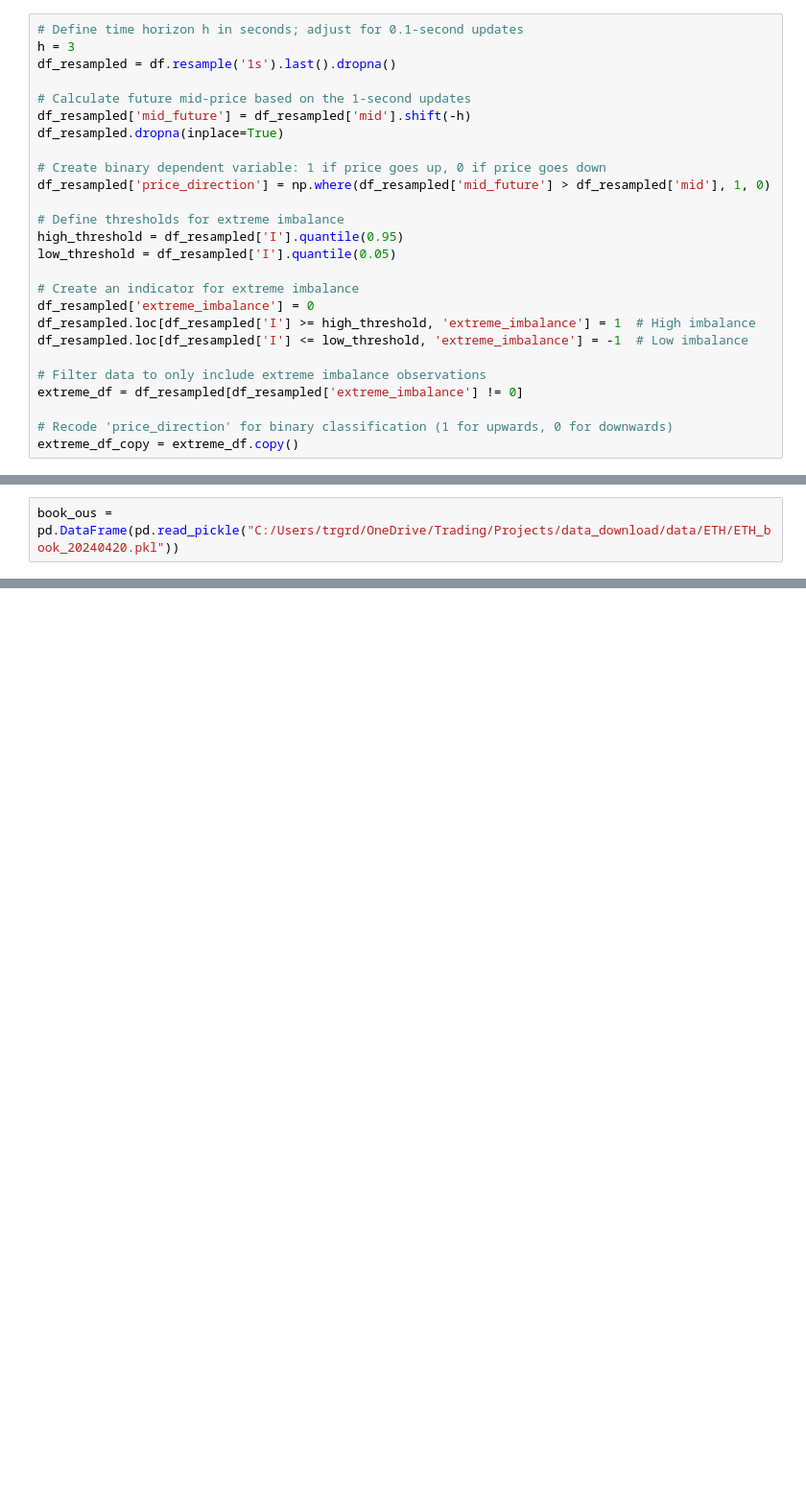
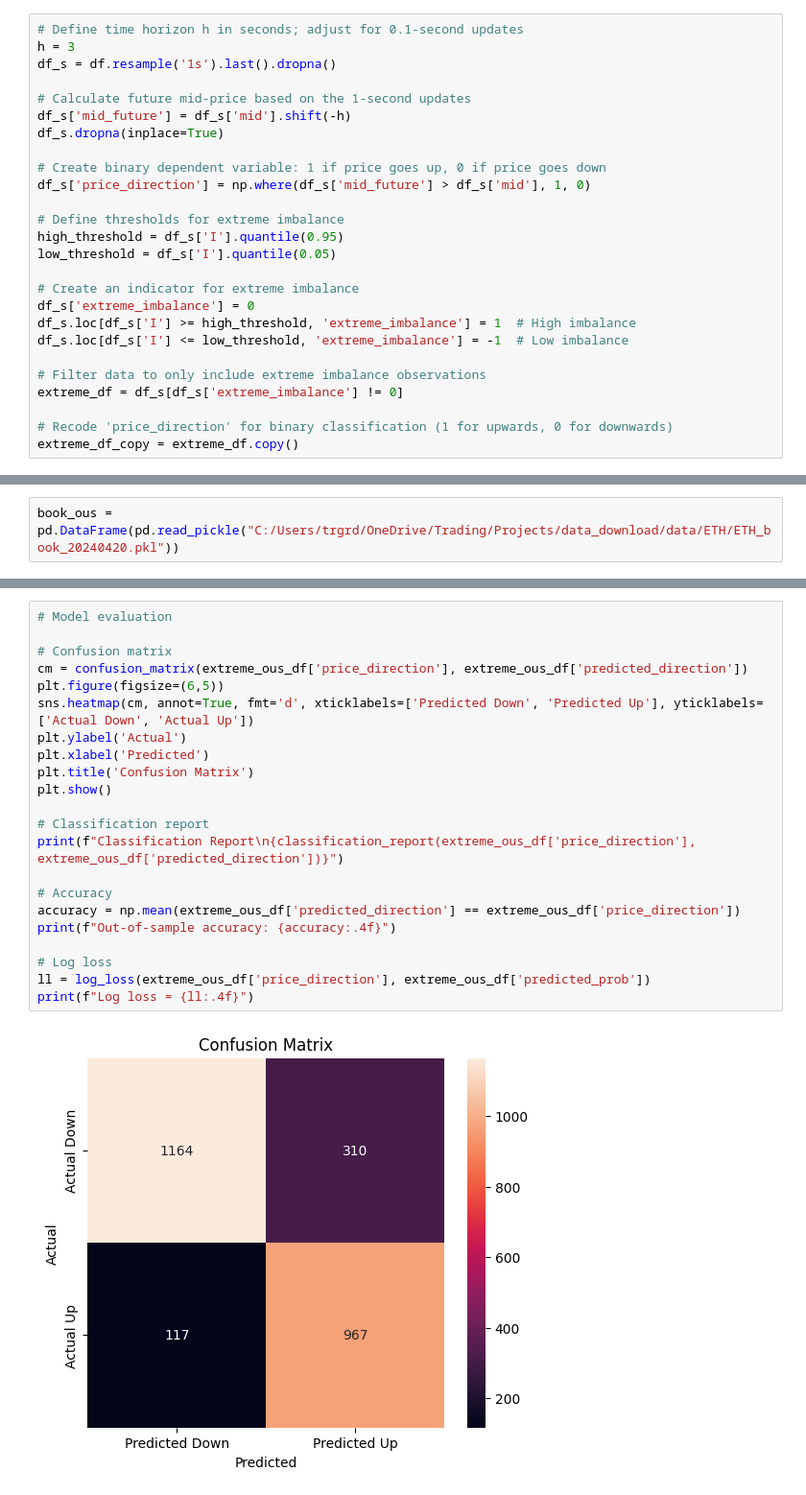
Before and after one commit to r0ffstyle/simple-OBI, a Jupyter notebook: 01_imbalance.ipynb, the cells around one changed output, grey strips where cells are left out. Shown at 96% size. Drawn from its saved outputs; the diff is of its cells as text; blank space fills up the shorter version.

```diff
--- a/01_imbalance.ipynb
+++ b/01_imbalance.ipynb
@@ -78,26 +79,26 @@ We note that the market is often either in a strong buying or selling state, rat
 # %%
 # Define time horizon h in seconds; adjust for 0.1-second updates
 h = 3
-df_resampled = df.resample('1s').last().dropna()
+df_s = df.resample('1s').last().dropna()
 
 # Calculate future mid-price based on the 1-second updates
-df_resampled['mid_future'] = df_resampled['mid'].shift(-h)
-df_resampled.dropna(inplace=True)
+df_s['mid_future'] = df_s['mid'].shift(-h)
+df_s.dropna(inplace=True)
 
 # Create binary dependent variable: 1 if price goes up, 0 if price goes down
-df_resampled['price_direction'] = np.where(df_resampled['mid_future'] > df_resampled['mid'], 1, 0)
+df_s['price_direction'] = np.where(df_s['mid_future'] > df_s['mid'], 1, 0)
 
 # Define thresholds for extreme imbalance
-high_threshold = df_resampled['I'].quantile(0.95)
-low_threshold = df_resampled['I'].quantile(0.05)
+high_threshold = df_s['I'].quantile(0.95)
+low_threshold = df_s['I'].quantile(0.05)
 
 # Create an indicator for extreme imbalance
-df_resampled['extreme_imbalance'] = 0
-df_resampled.loc[df_resampled['I'] >= high_threshold, 'extreme_imbalance'] = 1  # High imbalance
-df_resampled.loc[df_resampled['I'] <= low_threshold, 'extreme_imbalance'] = -1  # Low imbalance
+df_s['extreme_imbalance'] = 0
+df_s.loc[df_s['I'] >= high_threshold, 'extreme_imbalance'] = 1  # High imbalance
+df_s.loc[df_s['I'] <= low_threshold, 'extreme_imbalance'] = -1  # Low imbalance
 
 # Filter data to only include extreme imbalance observations
-extreme_df = df_resampled[df_resampled['extreme_imbalance'] != 0]
+extreme_df = df_s[df_s['extreme_imbalance'] != 0]
 
 # Recode 'price_direction' for binary classification (1 for upwards, 0 for downwards)
 extreme_df_copy = extreme_df.copy()
@@ -259,0 +251,24 @@ This indicates that we have a strong signal. In practice, we want to use continu
+# %%
+# Model evaluation
+
+# Confusion matrix
+cm = confusion_matrix(extreme_ous_df['price_direction'], extreme_ous_df['predicted_direction'])
+plt.figure(figsize=(6,5))
+sns.heatmap(cm, annot=True, fmt='d', xticklabels=['Predicted Down', 'Predicted Up'], yticklabels=['Actual Down', 'Actual Up'])
+plt.ylabel('Actual')
+plt.xlabel('Predicted')
+plt.title('Confusion Matrix')
+plt.show()
+
+# Classification report
+print(f"Classification Report\n{classification_report(extreme_ous_df['price_direction'], extreme_ous_df['predicted_direction'])}")
+
+# Accuracy
+accuracy = np.mean(extreme_ous_df['predicted_direction'] == extreme_ous_df['price_direction'])
+print(f"Out-of-sample accuracy: {accuracy:.4f}")
+
+# Log loss
+ll = log_loss(extreme_ous_df['price_direction'], extreme_ous_df['predicted_prob'])
+print(f"Log loss = {ll:.4f}")
+# %% [output]
+[figure, added]
```
Also changed, not shown: parts of 14 cells of this notebook.
